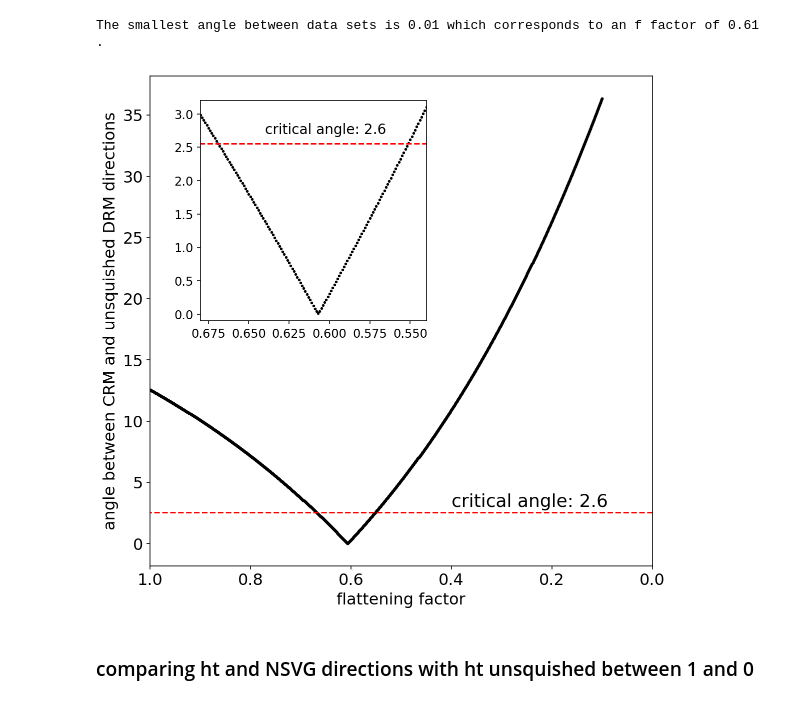
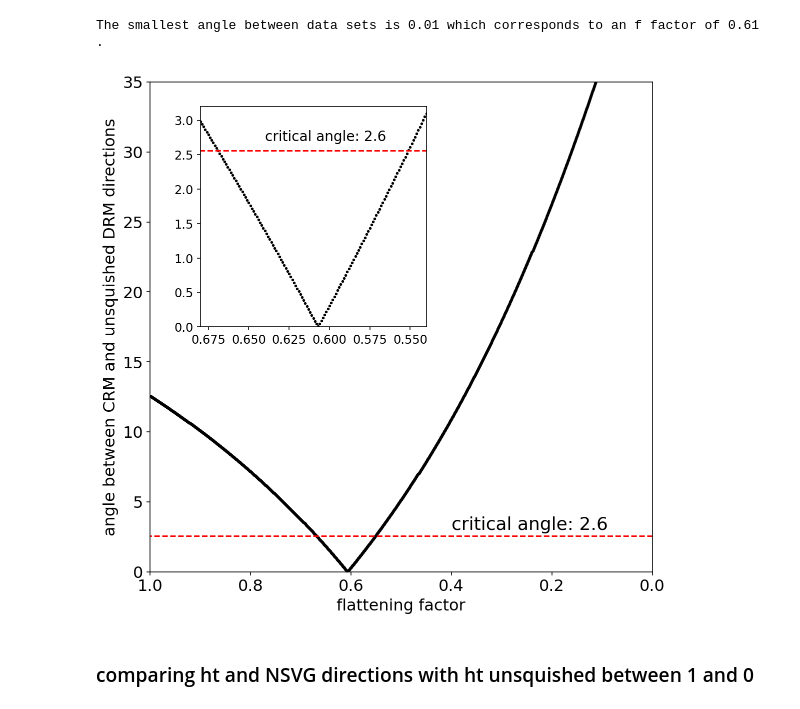
Before and after one commit to Swanson-Hysell-Group/Inclination_Shallowing, a Jupyter notebook: code/Notebooks/Cutface_pmag.ipynb, the cells around one changed output. Drawn from its saved outputs; the diff is of its cells as text; code cells hidden in the pictures.

```diff
--- a/code/Notebooks/Cutface_pmag.ipynb
+++ b/code/Notebooks/Cutface_pmag.ipynb
@@ -666,35 +666,36 @@ The smallest angle between data sets is 0.01 which corresponds to an f factor of
 # %%
 fig,inset=plt.subplots(figsize=(9,9))
 inset.scatter(all_factors_mt,all_angles_mt,s=4,color='black')
 
 x_crit=[0,1]
 x_crit_inset=[.5,.7]
 y_crit=[max(good_angles_mt),max(good_angles_mt)]
 plt.plot(x_crit,y_crit,color='red',ls='--',label='critical angle')
 plt.text(0.4, 3, 'critical angle: '+str(round(y_crit[0], 1)), fontsize=18)
 
 fig_inset=inset.inset_axes([.1,.5,.45,.45])
 fig_inset.scatter(all_factors_mt,all_angles_mt,s=3,color='black')
 fig_inset.tick_params(labelsize=12)
 fig_inset.invert_xaxis()
 fig_inset.plot(x_crit_inset,y_crit,color='red',ls='--',label='critical angle')
 fig_inset.text(0.64, 2.7, 'critical angle: '+str(round(y_crit[0], 1)), fontsize=14)
 fig_inset.set_xlim(.68,.54)
-fig_inset.set_ylim(-.1,3.2)
+fig_inset.set_ylim(0,3.2)
 
 plt.xlabel('flattening factor',fontsize=16)
 plt.ylabel('angle between CRM and unsquished DRM directions',fontsize=16)
 
 plt.xticks(fontsize=16)
 plt.yticks(fontsize=16)
 
 plt.xlim(1,0)
+plt.ylim(0,35)
 
-# plt.savefig('../code_output/angle_vs_f_MT.pdf',bbox_inches='tight',transparent=True)
+plt.savefig('../code_output/angle_vs_f_MT.pdf',bbox_inches='tight',transparent=True)
 
 plt.show()
 # %% [output]
-[figure, old version]
+[figure, new version]
 # %% [markdown]
 ### comparing ht and NSVG directions with ht unsquished between 1 and 0
 # %%
```
Also changed, not shown: parts of 2 cells of this notebook, 2 other files.
